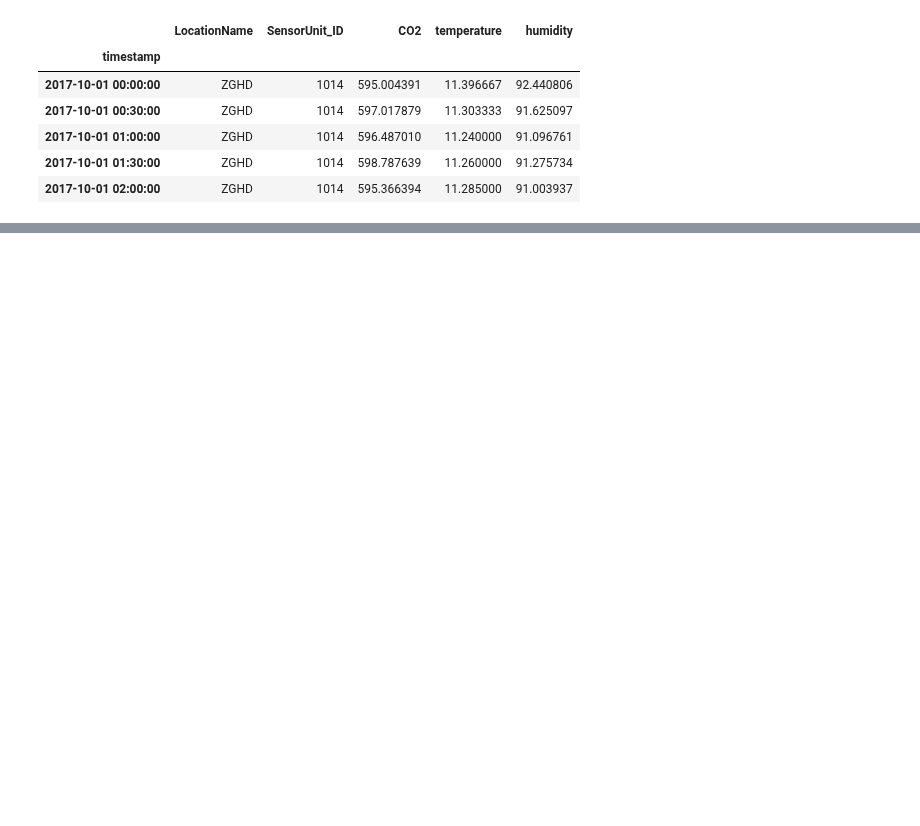
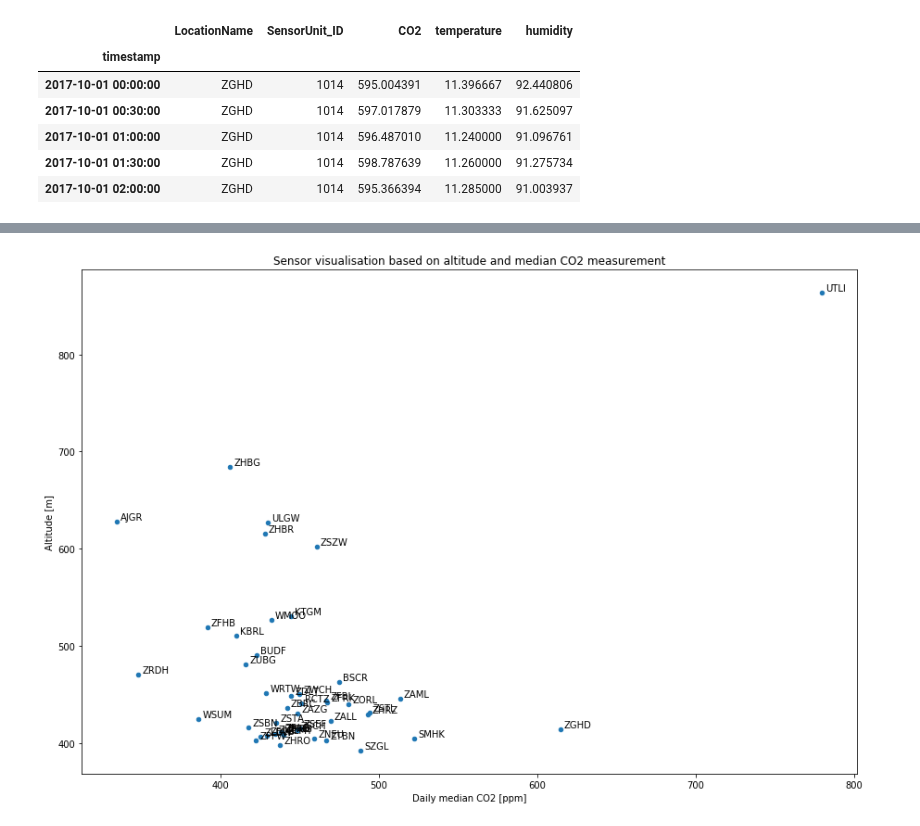
Before and after one commit to joelmfonseca/COM-503, a Jupyter notebook: mini_project/mini_project.ipynb, the cells around one changed output, grey strips where cells are left out. Drawn from its saved outputs; the diff is of its cells as text; code cells hidden in the pictures; blank space fills up the shorter version.

Commit message:
done clustering part for altitude

```diff
--- a/mini_project/mini_project.ipynb
+++ b/mini_project/mini_project.ipynb
@@ -90,0 +98,11 @@ mth.head()
+# %%
+# take the median of the CO2_measurements
+CO2_measurements = mth[['LocationName', 'CO2']].groupby([pd.Grouper(freq='1M'), 'LocationName'])\
+                    .median().reset_index().drop('timestamp', 1).set_index('LocationName')
+
+# select only altitude from the metadata
+altitude = sensors_metadata[['LocationName', 'altitude']].set_index('LocationName')
+
+# join both features in a single dataframe
+ma = CO2_measurements.join(altitude)
+ma.head()
@@ -90,0 +117,12 @@ mth.head()
+# %%
+ax = ma.plot(x='CO2', y='altitude', kind='scatter', figsize=(15, 10))
+
+for k, v in ma.iterrows():
+    ax.annotate(k, v, xytext=(4,2), textcoords='offset points', fontsize=10)
+
+plt.title('Sensor visualisation based on altitude and median CO2 measurement')
+plt.xlabel('Daily median CO2 [ppm]')
+plt.ylabel('Altitude [m]')
+plt.show()
+# %% [output]
+[figure, added]
```
Also changed, not shown: parts of 9 cells of this notebook.
